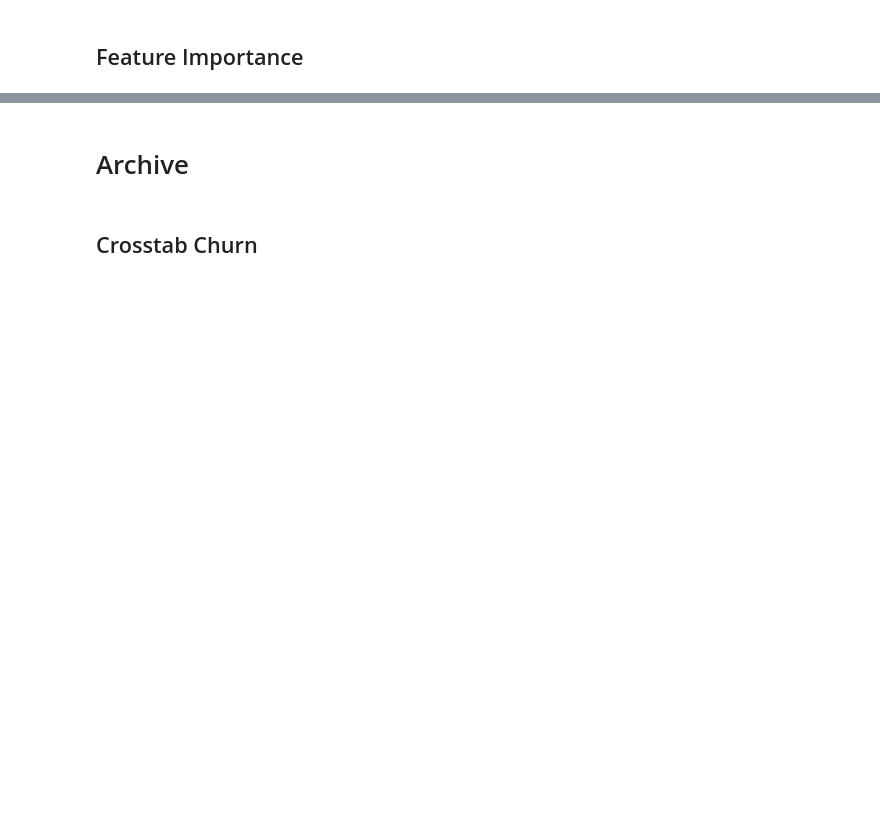
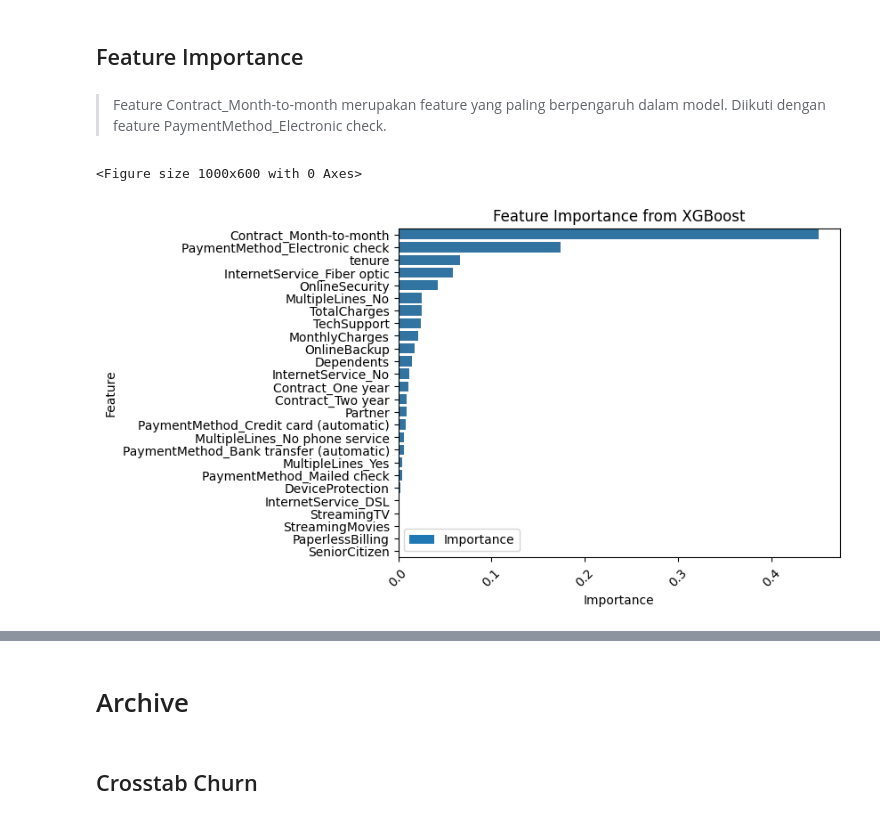
Before and after one commit to AcilRestu12/telco-customer-churn, a Jupyter notebook: code/Main.ipynb, the cells around one changed output, grey strips where cells are left out. Saved outputs shown, nothing was run; the diff lists cells and outputs as text; code cells hidden in the pictures; blank space fills up the shorter version.

```diff
--- a/code/Main.ipynb
+++ b/code/Main.ipynb
@@ -410,0 +750,3 @@ Berdasarkan hasil Chi-square test tersebut, dapat diambil beberapa insight yakni
+# %%
+best_model = 'XGBoost'
+models[best_model]
@@ -411,2 +764,29 @@ Berdasarkan hasil Chi-square test tersebut, dapat diambil beberapa insight yakni
 # %% [markdown]
 ## Feature Importance
+# %% [markdown]
+> Feature Contract_Month-to-month merupakan feature yang paling berpengaruh dalam model. Diikuti dengan feature PaymentMethod_Electronic check.
+# %%
+# Membuat model menjadi dapat diinterpretasikan
+feature_importances = models[best_model].feature_importances_
+
+# Membuat dataframe untuk menampilkan feature importance
+feature_names = x.columns
+df_importance = pd.DataFrame({
+    'Feature': feature_names,
+    'Importance': feature_importances
+})
+
+# Mengurutkan feature berdasarkan importance
+df_importance = df_importance.sort_values(by='Importance', ascending=False)
+
+# Plot visualisasi
+plt.figure(figsize=(10, 6))
+df_importance.plot(kind='barh', x='Feature', y='Importance', legend=False)
+plt.title(f'Feature Importance from {best_model}')
+sns.barplot(x='Importance', y='Feature', data=df_importance)
+# plt.ylabel('Importance')
+plt.xticks(rotation=45)
+plt.show()
+# %% [output]
+<Figure size 1000x600 with 0 Axes>
+[figure, added]
```
Also changed, not shown: parts of 58 cells of this notebook.
